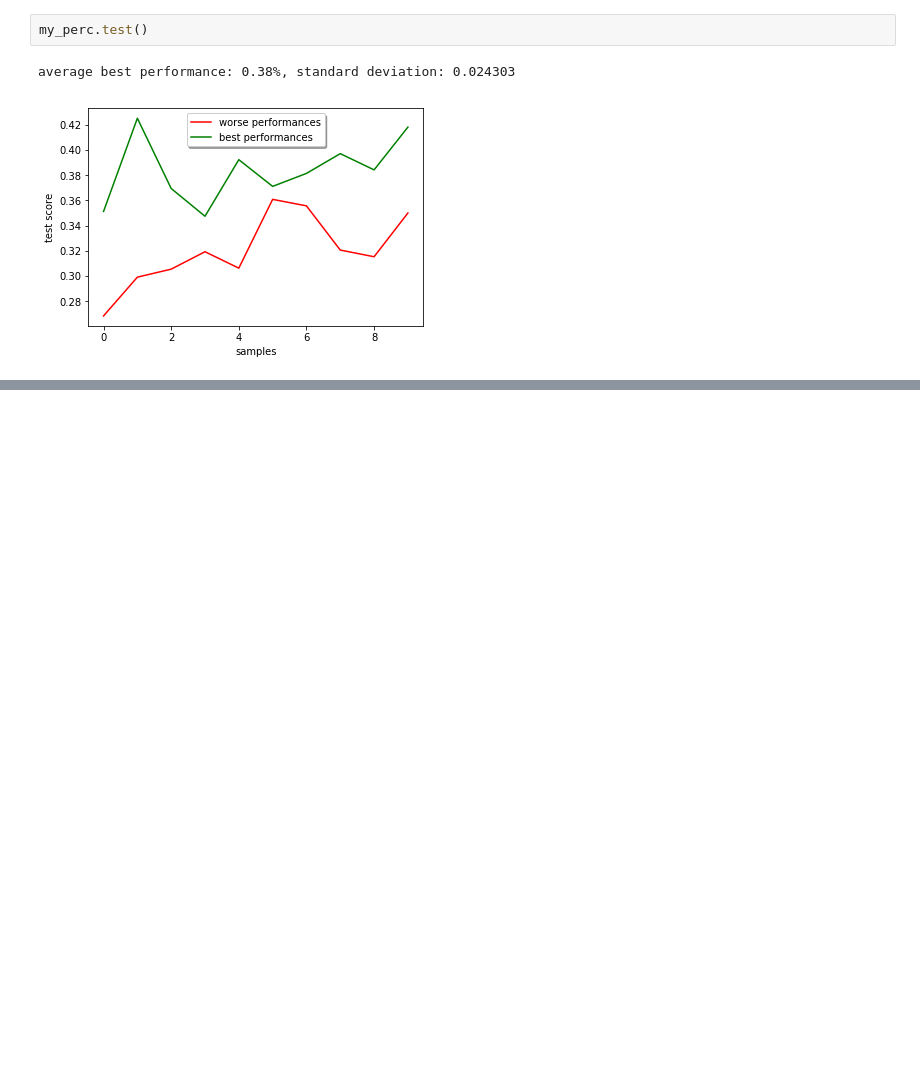
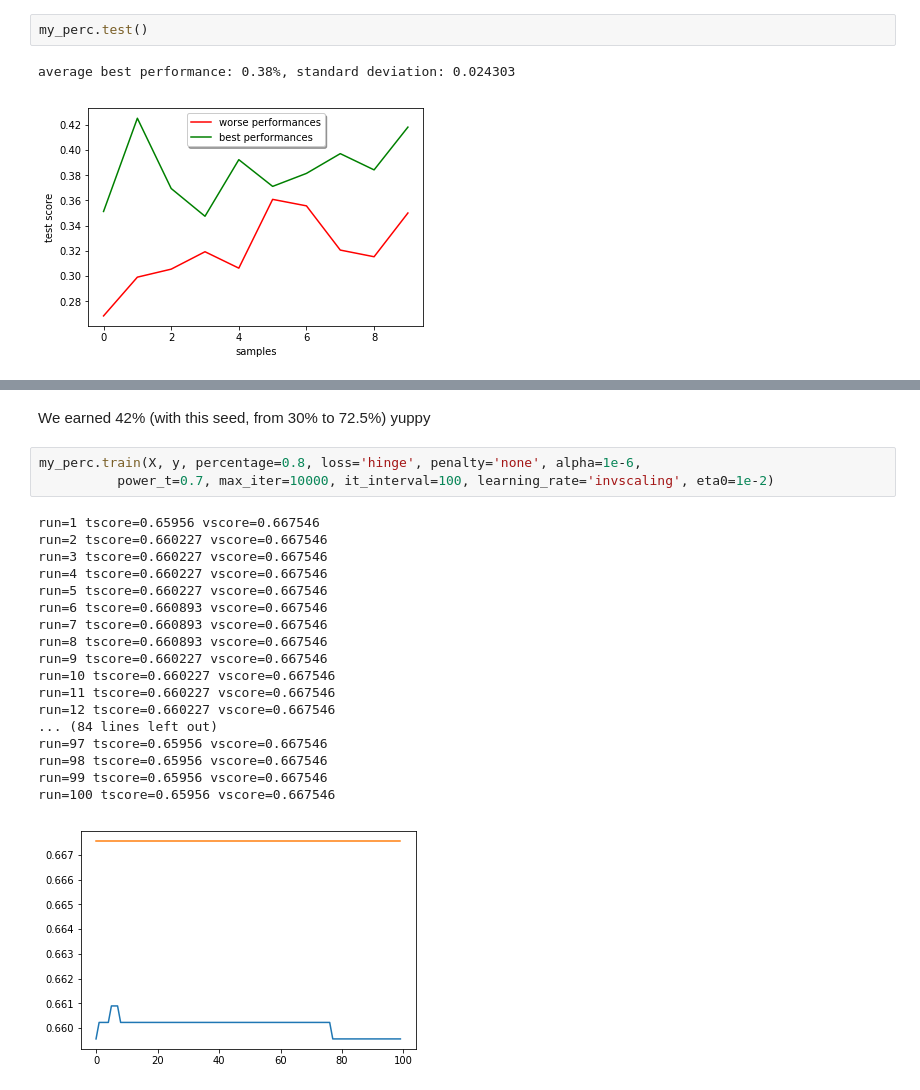
Before and after one commit to guglielmoG/MachineLearningVod, a Jupyter notebook: ML-Vod++.ipynb, the cells around one changed output, grey strips where cells are left out. Cells and saved outputs as stored; diff of their text form; blank space fills up the shorter version.

```diff
--- a/ML-Vod++.ipynb
+++ b/ML-Vod++.ipynb
@@ -539,0 +623,24 @@ average best performance: 0.38%, standard deviation: 0.024303
+# %% [markdown]
+We earned 42% (with this seed, from 30% to 72.5%) yuppy
+# %%
+my_perc.train(X, y, percentage=0.8, loss='hinge', penalty='none', alpha=1e-6,
+          power_t=0.7, max_iter=10000, it_interval=100, learning_rate='invscaling', eta0=1e-2)
+# %% [output]
+run=1 tscore=0.65956 vscore=0.667546
+run=2 tscore=0.660227 vscore=0.667546
+run=3 tscore=0.660227 vscore=0.667546
+run=4 tscore=0.660227 vscore=0.667546
+run=5 tscore=0.660227 vscore=0.667546
+run=6 tscore=0.660893 vscore=0.667546
+run=7 tscore=0.660893 vscore=0.667546
+run=8 tscore=0.660893 vscore=0.667546
+run=9 tscore=0.660227 vscore=0.667546
+run=10 tscore=0.660227 vscore=0.667546
+run=11 tscore=0.660227 vscore=0.667546
+run=12 tscore=0.660227 vscore=0.667546
+... (84 lines left out)
+run=97 tscore=0.65956 vscore=0.667546
+run=98 tscore=0.65956 vscore=0.667546
+run=99 tscore=0.65956 vscore=0.667546
+run=100 tscore=0.65956 vscore=0.667546
+[figure, added]
```
Also changed, not shown: parts of 13 cells of this notebook.
